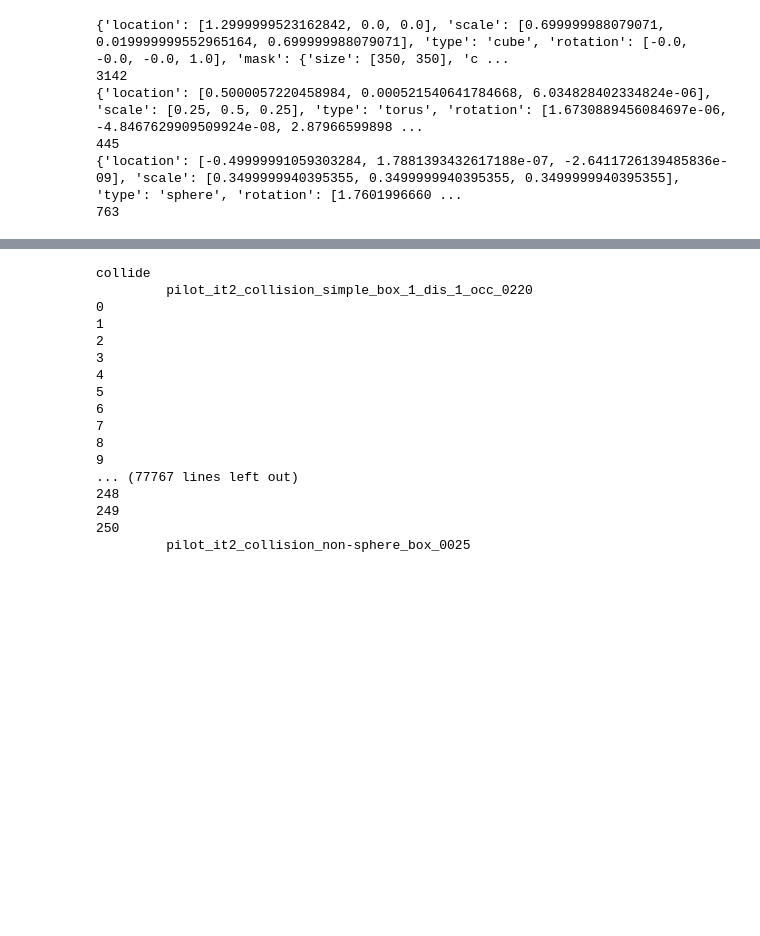
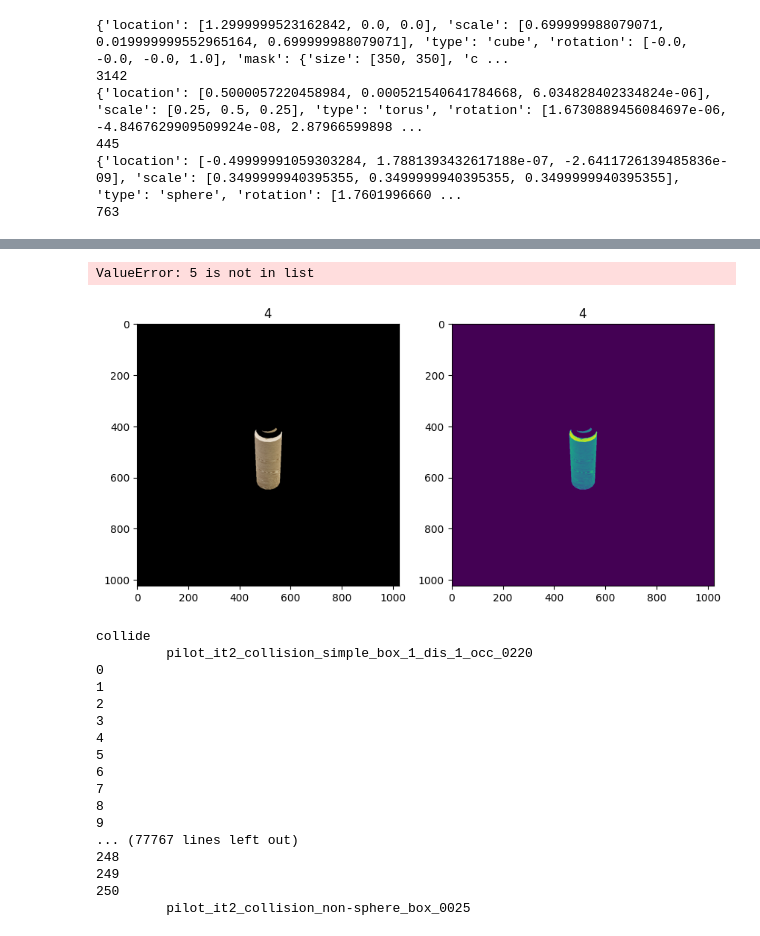
Before and after one commit to HaoliangWang/ADEPT-Model, a Jupyter notebook: dataset/makers/test.ipynb, the cells around one changed output, grey strips where cells are left out. Saved outputs shown, nothing was run; the diff lists cells and outputs as text; code cells hidden in the pictures; blank space fills up the shorter version.

```diff
--- a/dataset/makers/test.ipynb
+++ b/dataset/makers/test.ipynb
@@ -444,3 +597,28 @@ for scenario in scenarios:
+# %%
+START_T = 0
+interesting_ids = [base_id, attachment_id]
+if cap_id:
+    interesting_ids.append(cap_id)
+
+# loop over all seg masks
+for o_id in interesting_ids:
+    color = object_segmentation_colors[object_ids.tolist().index(o_id)]
+    area = get_mask_area(im_seg, [color])
+    image_masked = blackout_image(image_arr[START_T], area)
+    depth_map_masked = image_masked[..., -1]
+    rgb_masked = image_masked[..., 0:3]
+
+    fig = plt.figure(figsize=[10, 5])
+    ax = fig.add_subplot(121)
+    ax.imshow(rgb_masked)
+    ax.set_title(f"{o_id}")
+
+    ax = fig.add_subplot(122)
+    ax.imshow(depth_map_masked)
+    ax.set_title(f"{o_id}")
+# %% [output]
+ValueError: 5 is not in list
+[figure, added]
 # %%
 from PIL import Image
 from os import listdir
```
Also changed, not shown: parts of 12 cells of this notebook, 3 other files.
